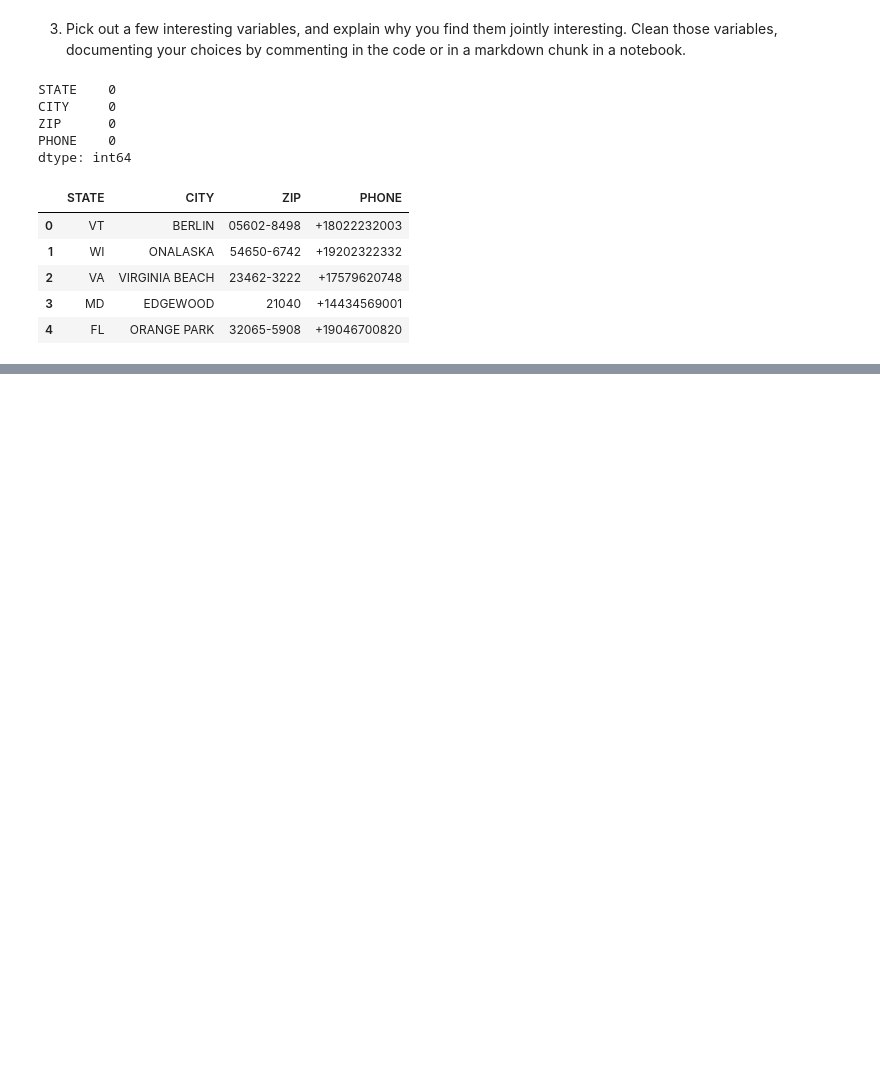
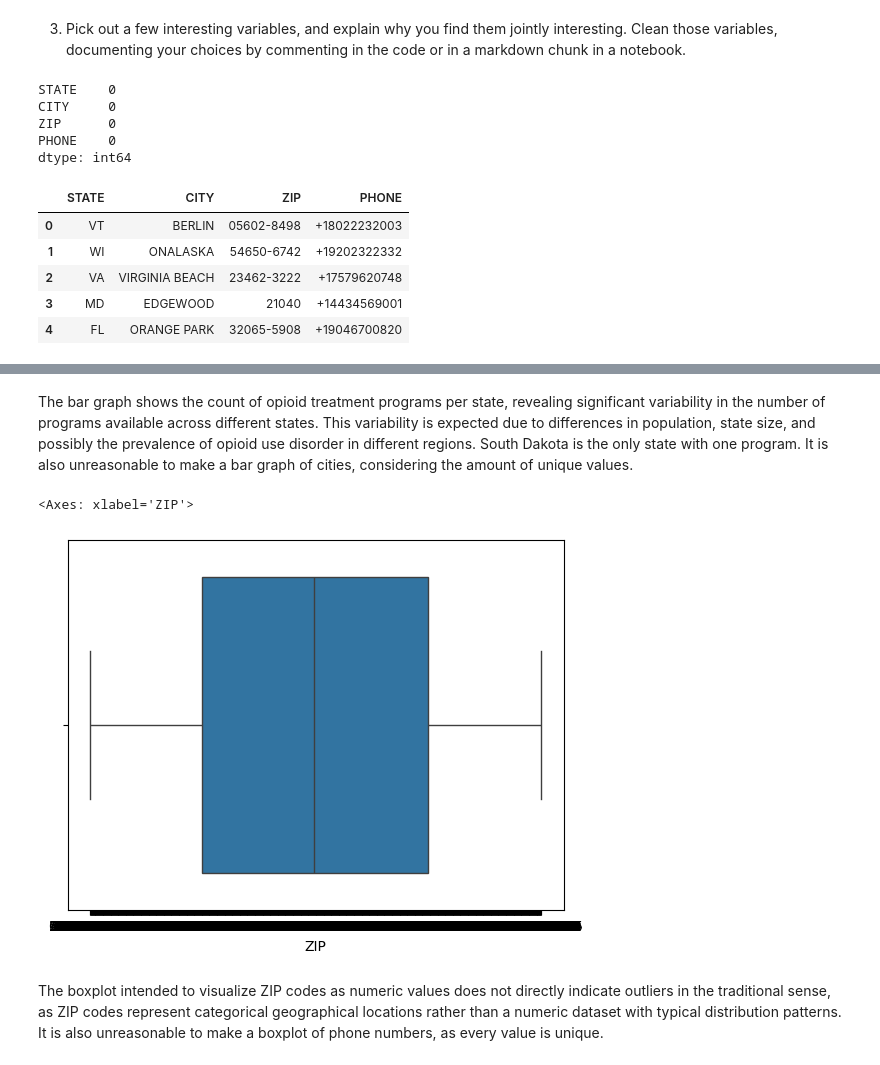
Before and after one commit to fourchain40/visualization, a Jupyter notebook: assignment/assignment.ipynb, the cells around one changed output, grey strips where cells are left out. Saved outputs shown, nothing was run; the diff lists cells and outputs as text; code cells hidden in the pictures; blank space fills up the shorter version.

```diff
--- a/assignment/assignment.ipynb
+++ b/assignment/assignment.ipynb
@@ -273,0 +283,9 @@ dtype: int64
+# %% [markdown]
+The bar graph shows the count of opioid treatment programs per state, revealing significant variability in the number of programs available across different states. This variability is expected due to differences in population, state size, and possibly the prevalence of opioid use disorder in different regions. South Dakota is the only state with one program. It is also unreasonable to make a bar graph of cities, considering the amount of unique values.
+# %%
+sns.boxplot(data=df,x='ZIP')
+# %% [output]
+<Axes: xlabel='ZIP'>
+[figure, added]
+# %% [markdown]
+The boxplot intended to visualize ZIP codes as numeric values does not directly indicate outliers in the traditional sense, as ZIP codes represent categorical geographical locations rather than a numeric dataset with typical distribution patterns. It is also unreasonable to make a boxplot of phone numbers, as every value is unique.
```
Also changed, not shown: parts of 3 cells of this notebook.
